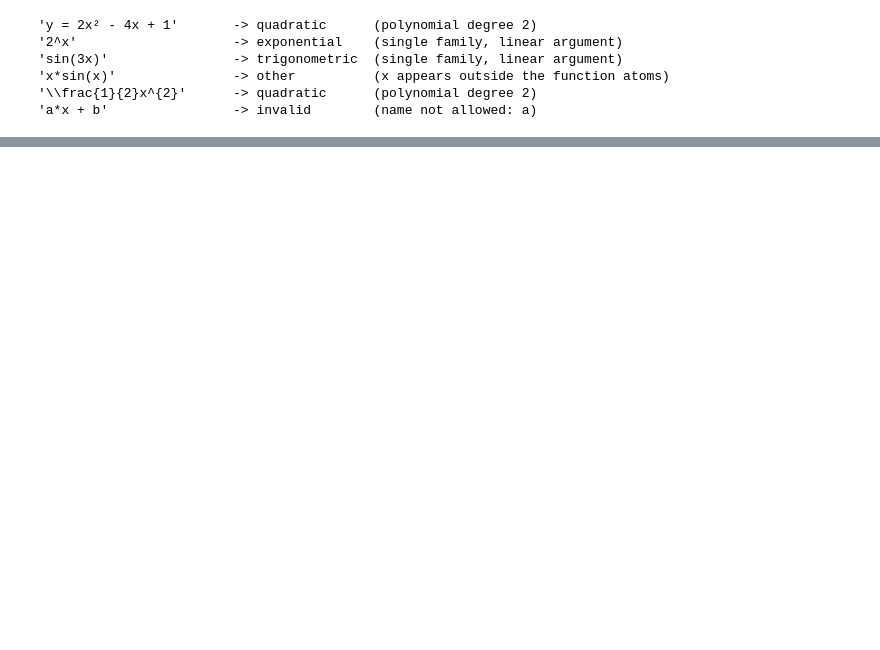
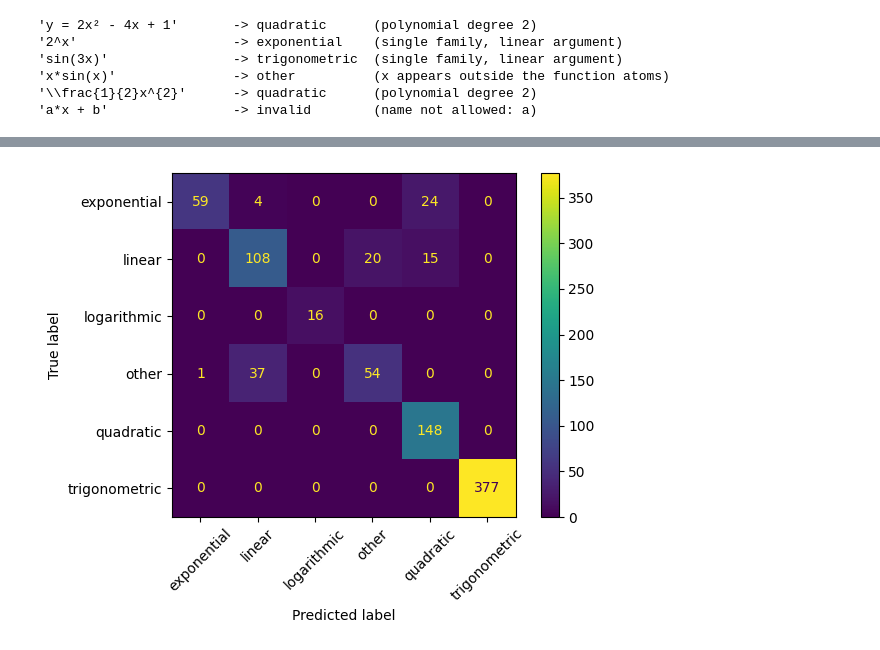
Before and after one commit to Sarahnjunge/math-visualizer, a Jupyter notebook: math_visualizer.ipynb, the cells around one changed output, grey strips where cells are left out. Drawn from its saved outputs; the diff is of its cells as text; code cells hidden in the pictures; blank space fills up the shorter version.

```diff
--- a/math_visualizer.ipynb
+++ b/math_visualizer.ipynb
@@ -595,3 +595,92 @@ for t in ['y = 2x² - 4x + 1', '2^x', 'sin(3x)', 'x*sin(x)', '\\frac{1}{2}x^{2}'
 'x*sin(x)'               -> other          (x appears outside the function atoms)
 '\\frac{1}{2}x^{2}'      -> quadratic      (polynomial degree 2)
 'a*x + b'                -> invalid        (name not allowed: a)
+# %%
+
+# STEP 3: Train our first ML model
+
+import numpy as np
+import matplotlib.pyplot as plt
+
+from sklearn.feature_extraction.text import TfidfVectorizer
+from sklearn.linear_model import LogisticRegression
+from sklearn.pipeline import Pipeline
+from sklearn.metrics import (
+    accuracy_score,
+    classification_report,
+    ConfusionMatrixDisplay
+)
+
+# 1. Prepare the expressions and labels
+X = df["expression"].astype(str)
+y = df["label"]
+templates = df["template"]
+
+# 2. Split by template, not randomly by individual row.
+# This tests whether the model can generalize to expression
+# patterns it did not see during training.
+
+rng = np.random.default_rng(42)
+test_templates = []
+
+for label in sorted(df["label"].unique()):
+    available = sorted(
+        df.loc[df["label"] == label, "template"].unique()
+    )
+
+    n_test = max(1, round(0.2 * len(available)))
+
+    chosen = rng.choice(
+        available, size=n_test, replace=False
+    )
+    test_templates.extend(chosen.tolist())
+
+test_mask = templates.isin(test_templates)
+
+X_train, X_test = X[~test_mask], X[test_mask]
+y_train, y_test = y[~test_mask], y[test_mask]
+
+print("Training examples:", len(X_train))
+print("Testing examples:", len(X_test))
+print("Training classes:", sorted(y_train.unique()))
+print("Testing classes:", sorted(y_test.unique()))
+
+# 3. Build the ML pipeline
+model = Pipeline([
+    ("tfidf", TfidfVectorizer(
+        analyzer="char",
+        ngram_range=(2, 5),
+        min_df=2
+    )),
+    ("classifier", LogisticRegression(
+        max_iter=3000,
+        random_state=42
+    ))
+])
+
+# 4. Train the model
+model.fit(X_train, y_train)
+
+# 5. Evaluate on unseen templates
+predictions = model.predict(X_test)
+
+print("\nAccuracy:", round(
+    accuracy_score(y_test, predictions), 4
+))
+
+print("\nClassification report:")
+print(classification_report(
+    y_test,
+    predictions,
+    zero_division=0
+))
+
+# 6. Visualize errors
+ConfusionMatrixDisplay.from_predictions(
+    y_test,
+    predictions,
+    xticks_rotation=45
+)
+plt.tight_layout()
+plt.show()
+# %% [output]
@@ -597,0 +707 @@ for t in ['y = 2x² - 4x + 1', '2^x', 'sin(3x)', 'x*sin(x)', '\\frac{1}{2}x^{2}'
+[figure, added]
```
Also changed, not shown: parts of 13 cells of this notebook.
